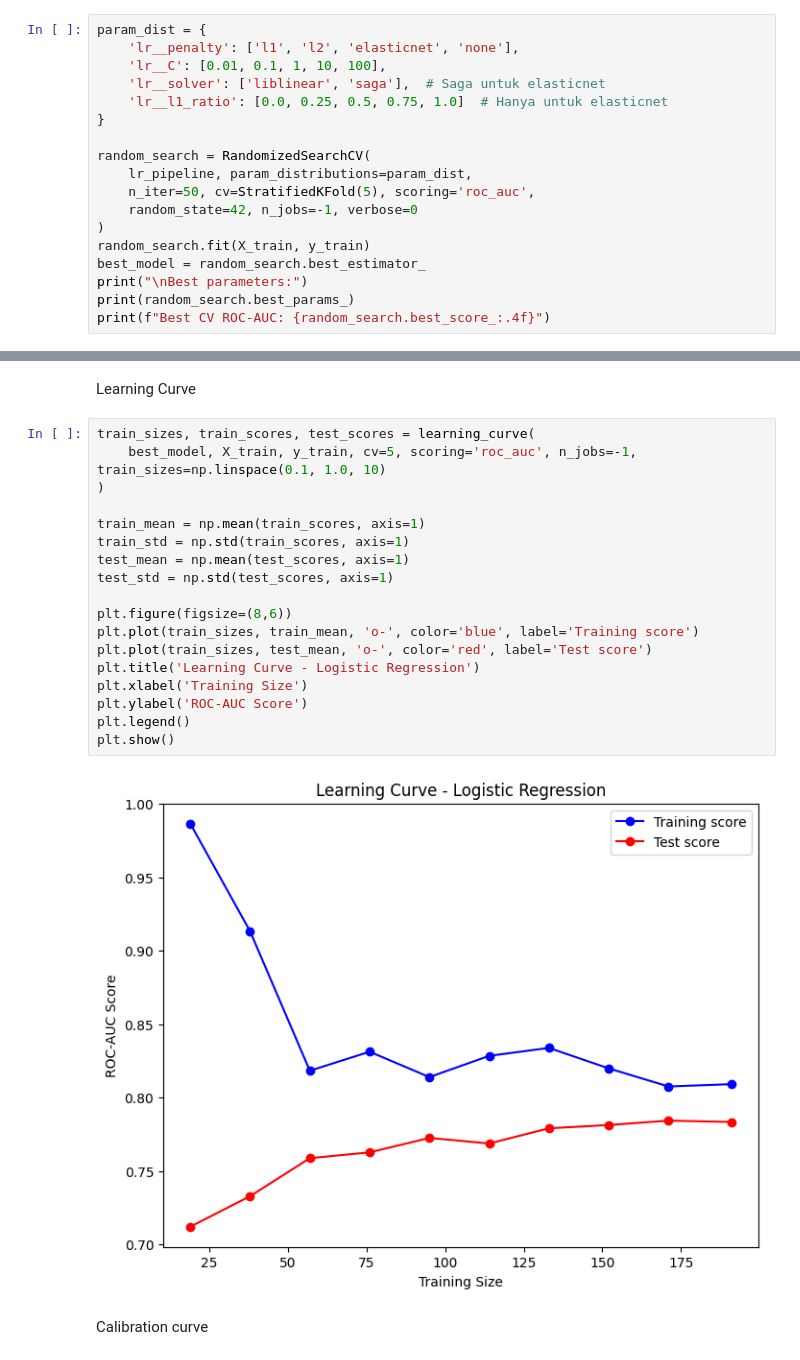
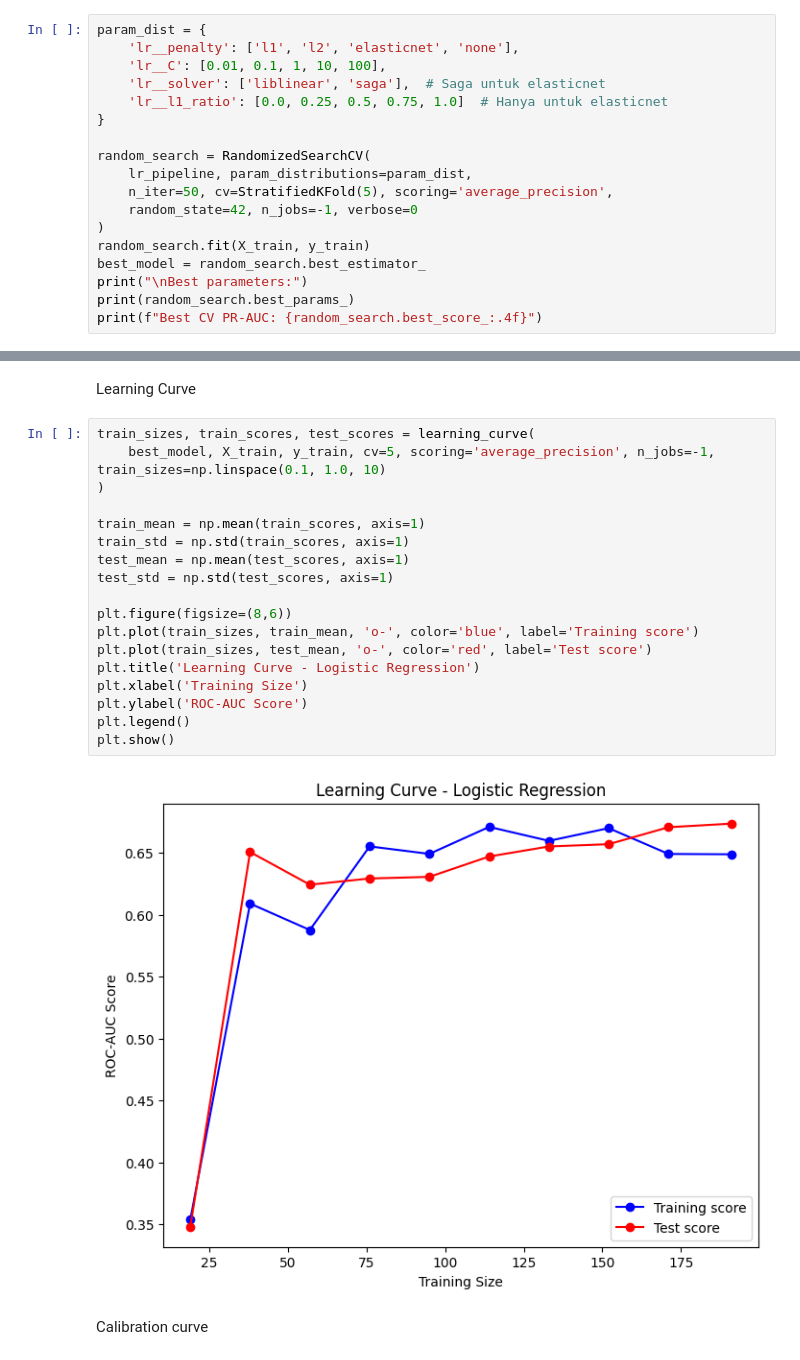
Before and after one commit to ValentinoAbinata/ProyekDataSains, a Jupyter notebook: LogisticRegression.ipynb, the cells around one changed output, grey strips where cells are left out. Cells and saved outputs as stored; diff of their text form.

Commit message:
mengganti scoring dengan PR

```diff
--- a/LogisticRegression.ipynb
+++ b/LogisticRegression.ipynb
@@ -123,13 +123,13 @@ param_dist = {
 
 random_search = RandomizedSearchCV(
     lr_pipeline, param_distributions=param_dist,
-    n_iter=50, cv=StratifiedKFold(5), scoring='roc_auc',
+    n_iter=50, cv=StratifiedKFold(5), scoring='average_precision',
     random_state=42, n_jobs=-1, verbose=0
 )
 random_search.fit(X_train, y_train)
 best_model = random_search.best_estimator_
 print("\nBest parameters:")
 print(random_search.best_params_)
-print(f"Best CV ROC-AUC: {random_search.best_score_:.4f}")
+print(f"Best CV PR-AUC: {random_search.best_score_:.4f}")
 # %% [output]
 Best parameters:
@@ -265,24 +265,24 @@ dtype: float64
 Learning Curve
 # %%
 train_sizes, train_scores, test_scores = learning_curve(
-    best_model, X_train, y_train, cv=5, scoring='roc_auc', n_jobs=-1, train_sizes=np.linspace(0.1, 1.0, 10)
+    best_model, X_train, y_train, cv=5, scoring='average_precision', n_jobs=-1, train_sizes=np.linspace(0.1, 1.0, 10)
 )
 
 train_mean = np.mean(train_scores, axis=1)
 train_std = np.std(train_scores, axis=1)
 test_mean = np.mean(test_scores, axis=1)
 test_std = np.std(test_scores, axis=1)
 
 plt.figure(figsize=(8,6))
 plt.plot(train_sizes, train_mean, 'o-', color='blue', label='Training score')
 plt.plot(train_sizes, test_mean, 'o-', color='red', label='Test score')
 plt.title('Learning Curve - Logistic Regression')
 plt.xlabel('Training Size')
 plt.ylabel('ROC-AUC Score')
 plt.legend()
 plt.show()
 # %% [output]
-[figure, old version]
+[figure, new version]
 # %% [markdown]
 Calibration curve
 # %%
```
Also changed, not shown: parts of 8 cells of this notebook, 2 other files.
